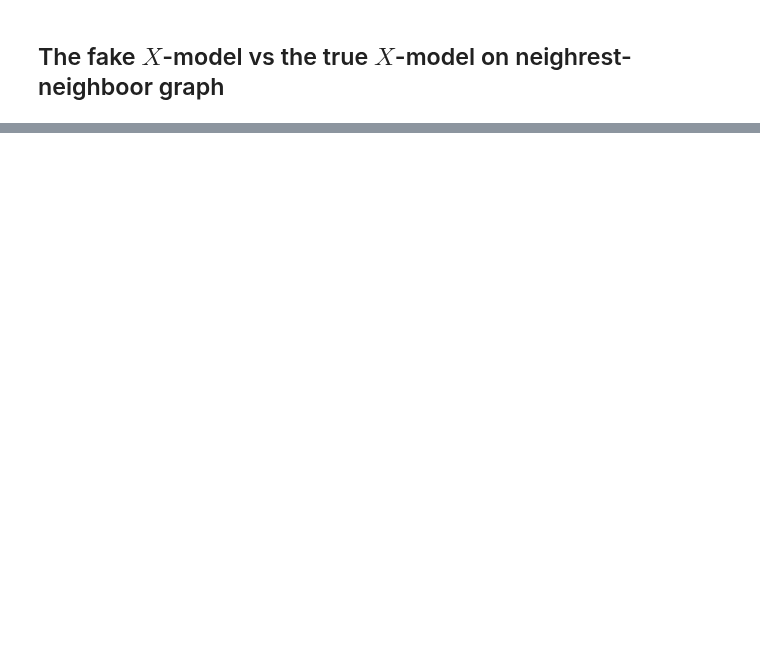
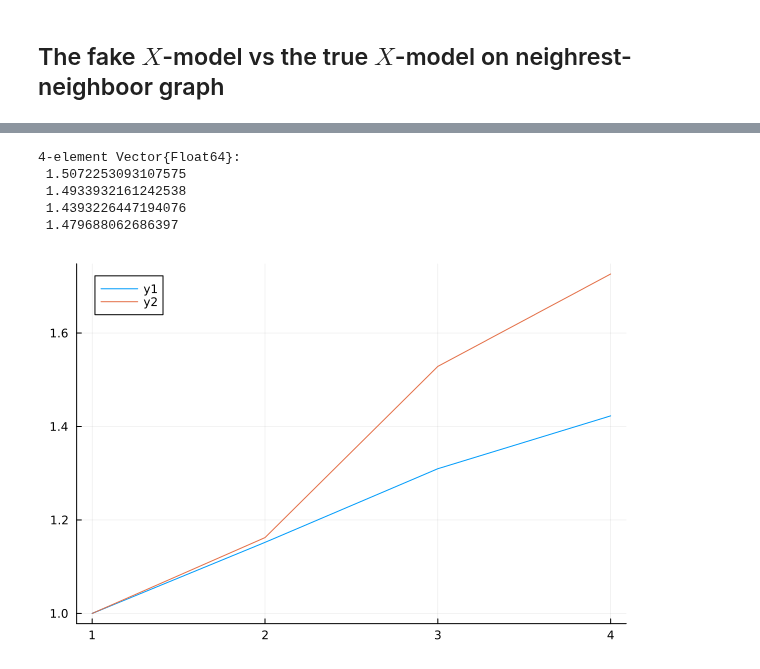
Before and after one commit to Dario-Rosa85/ChargingPower, a Jupyter notebook: notebook/charging_power.ipynb, the cells around one changed output, grey strips where cells are left out. Cells and saved outputs as stored; diff of their text form; code cells hidden in the pictures; blank space fills up the shorter version.

```diff
--- a/notebook/charging_power.ipynb
+++ b/notebook/charging_power.ipynb
@@ -285,2 +218,7 @@ savefig(graph, "/home/dario/Documents/ChargingPower/plots_power/Z-model_complete
 # %% [markdown]
 ## The fake $X$-model vs the true $X$-model on neighrest-neighboor graph
+# %%
+true_time_list = Float64[]
+true_power_list = Float64[]
+fake_time_list = Float64[]
+fake_power_list = Float64[]
@@ -286,0 +329,12 @@ savefig(graph, "/home/dario/Documents/ChargingPower/plots_power/Z-model_complete
+# %%
+true_time_list
+# %% [output]
+4-element Vector{Float64}:
+ 1.5072253093107575
+ 1.4933932161242538
+ 1.4393226447194076
+ 1.479688062686397
+# %%
+plot([true_power_list./true_power_list[1], fake_power_list./fake_power_list[1]])
+# %% [output]
+[figure, added]
```
Also changed, not shown: parts of 25 cells of this notebook, 2 other files.
